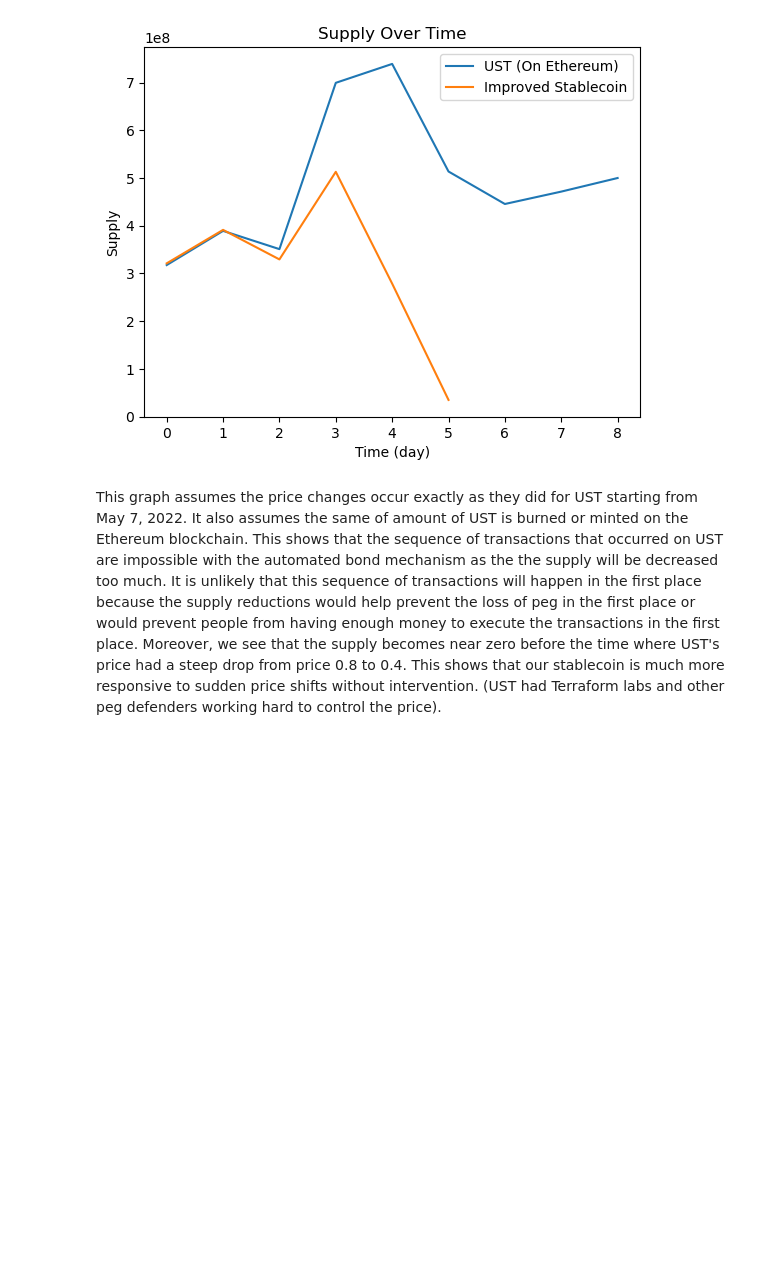
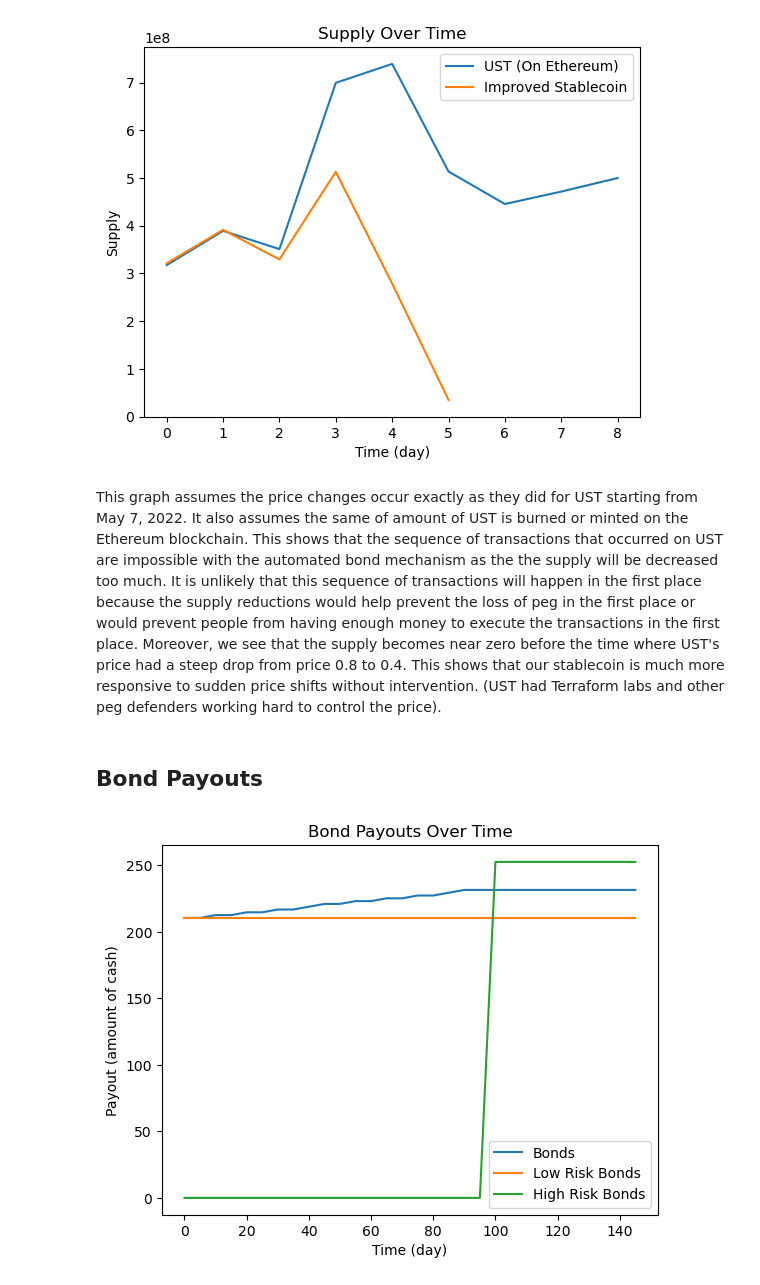
Before and after one commit to nithintatikonda1/SeigniorageStablecoinSimplified, a Jupyter notebook: data/stablecoin.ipynb, the cells around one changed output. Drawn from its saved outputs; the diff is of its cells as text; code cells hidden in the pictures; blank space fills up the shorter version.

```diff
--- a/data/stablecoin.ipynb
+++ b/data/stablecoin.ipynb
@@ -338,3 +338,5 @@ plt.show()
 [figure]
 # %% [markdown]
 This graph assumes the price changes occur exactly as they did for UST starting from May 7, 2022. It also assumes the same of amount of UST is burned or minted on the Ethereum blockchain. This shows that the sequence of transactions that occurred on UST are impossible with the automated bond mechanism as the the supply will be decreased too much. It is unlikely that this sequence of transactions will happen in the first place because the supply reductions would help prevent the loss of peg in the first place or would prevent people from having enough money to execute the transactions in the first place. Moreover, we see that the supply becomes near zero before the time where UST's price had a steep drop from price 0.8 to 0.4. This shows that our stablecoin is much more responsive to sudden price shifts without intervention. (UST had Terraform labs and other peg defenders working hard to control the price).
+# %% [markdown]
+## Bond Payouts
@@ -340,0 +410,45 @@ This graph assumes the price changes occur exactly as they did for UST starting
+# %%
+high_bond_payouts = [
+    0,
+0,
+0,
+0,
+0,
+0,
+0,
+0,
+0,
+0,
+0,
+0,
+0,
+0,
+0,
+0,
+0,
+0,
+0,
+0,
+252.631578947368421052,
+252.631578947368421052,
+252.631578947368421052,
+252.631578947368421052,
+252.631578947368421052,
+252.631578947368421052,
+252.631578947368421052,
+252.631578947368421052,
+252.631578947368421052,
+252.631578947368421052,
+]
+# %%
+days = [i for i in range(0, 150, 5)]
+plt.plot(days, bond_payouts, label='Bonds')
+plt.plot(days, low_bond_payouts, label='Low Risk Bonds')
+plt.plot(days, high_bond_payouts, label='High Risk Bonds')
+plt.title('Bond Payouts Over Time')
+plt.xlabel('Time (day)')
+plt.ylabel('Payout (amount of cash)')
+plt.legend()
+plt.show()
+# %% [output]
+[figure, added]
```
Also changed, not shown: parts of 2 cells of this notebook, 3 other files.
